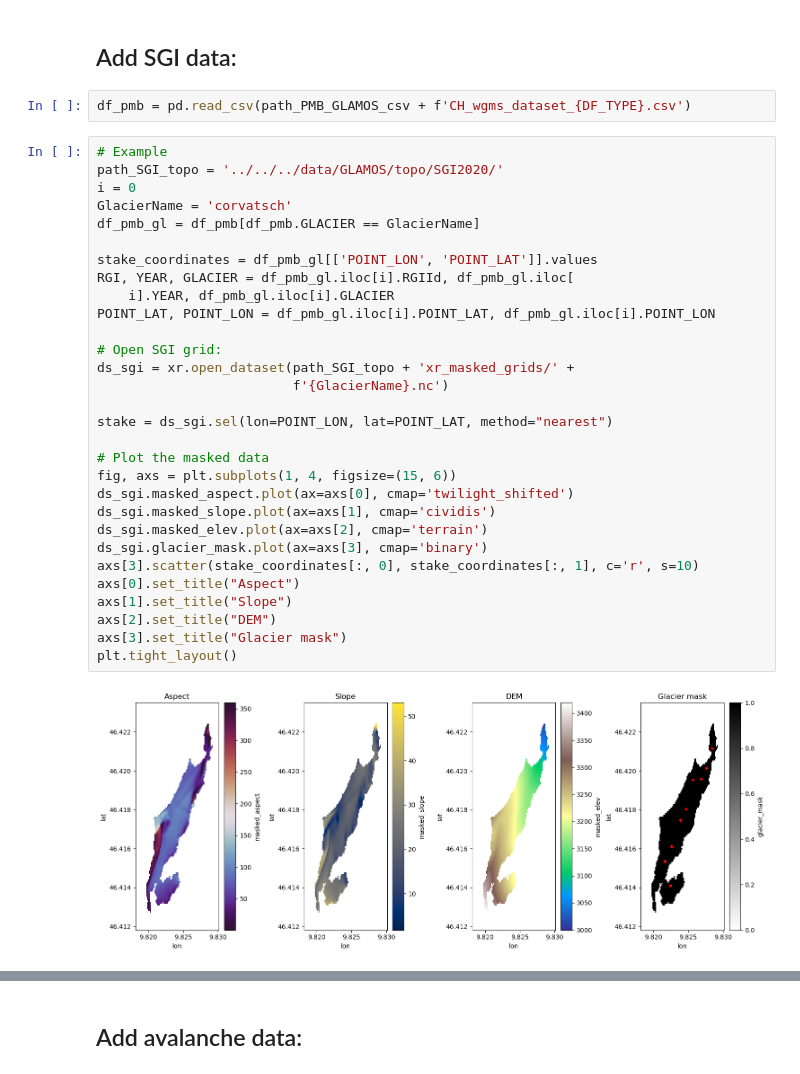
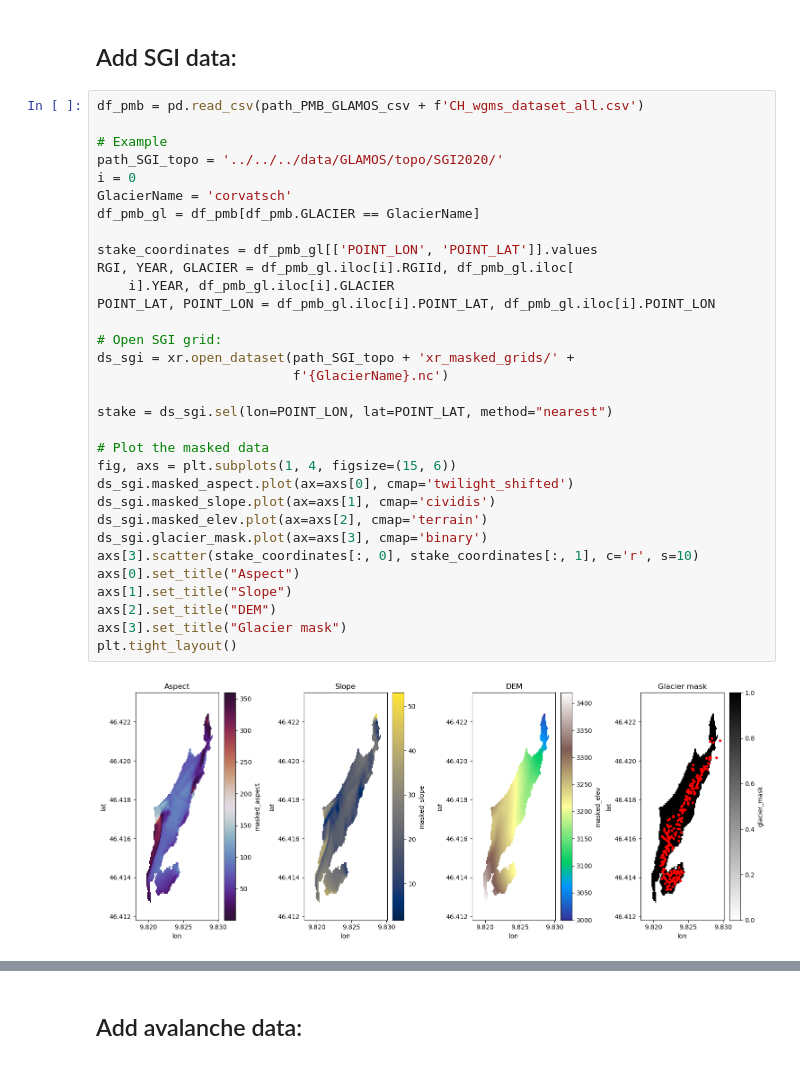
Before and after one commit to ODINN-SciML/MassBalanceMachine, a Jupyter notebook: regions/Switzerland/1.2. OGGM-datapulling.ipynb, the cells around one changed output, grey strips where cells are left out. Drawn from its saved outputs; the diff is of its cells as text.

```diff
--- a/regions/Switzerland/1.2. OGGM-datapulling.ipynb
+++ b/regions/Switzerland/1.2. OGGM-datapulling.ipynb
@@ -219,39 +210,39 @@ df_pmb.head(3)
 # %% [markdown]
 ## Add SGI data:
-# %%
-df_pmb = pd.read_csv(path_PMB_GLAMOS_csv + f'CH_wgms_dataset_{DF_TYPE}.csv')
 # %%
+df_pmb = pd.read_csv(path_PMB_GLAMOS_csv + f'CH_wgms_dataset_all.csv')
+
 # Example
 path_SGI_topo = '../../../data/GLAMOS/topo/SGI2020/'
 i = 0
 GlacierName = 'corvatsch'
 df_pmb_gl = df_pmb[df_pmb.GLACIER == GlacierName]
 
 stake_coordinates = df_pmb_gl[['POINT_LON', 'POINT_LAT']].values
 RGI, YEAR, GLACIER = df_pmb_gl.iloc[i].RGIId, df_pmb_gl.iloc[
     i].YEAR, df_pmb_gl.iloc[i].GLACIER
 POINT_LAT, POINT_LON = df_pmb_gl.iloc[i].POINT_LAT, df_pmb_gl.iloc[i].POINT_LON
 
 # Open SGI grid:
 ds_sgi = xr.open_dataset(path_SGI_topo + 'xr_masked_grids/' +
                          f'{GlacierName}.nc')
 
 stake = ds_sgi.sel(lon=POINT_LON, lat=POINT_LAT, method="nearest")
 
 # Plot the masked data
 fig, axs = plt.subplots(1, 4, figsize=(15, 6))
 ds_sgi.masked_aspect.plot(ax=axs[0], cmap='twilight_shifted')
 ds_sgi.masked_slope.plot(ax=axs[1], cmap='cividis')
 ds_sgi.masked_elev.plot(ax=axs[2], cmap='terrain')
 ds_sgi.glacier_mask.plot(ax=axs[3], cmap='binary')
 axs[3].scatter(stake_coordinates[:, 0], stake_coordinates[:, 1], c='r', s=10)
 axs[0].set_title("Aspect")
 axs[1].set_title("Slope")
 axs[2].set_title("DEM")
 axs[3].set_title("Glacier mask")
 plt.tight_layout()
 # %% [output]
-[figure, old version]
+[figure, new version]
 # %%
 path_SGI_topo = '../../../data/GLAMOS/topo/SGI2020/'
 voi = [
```
Also changed, not shown: parts of 10 cells of this notebook, 14 other files.
